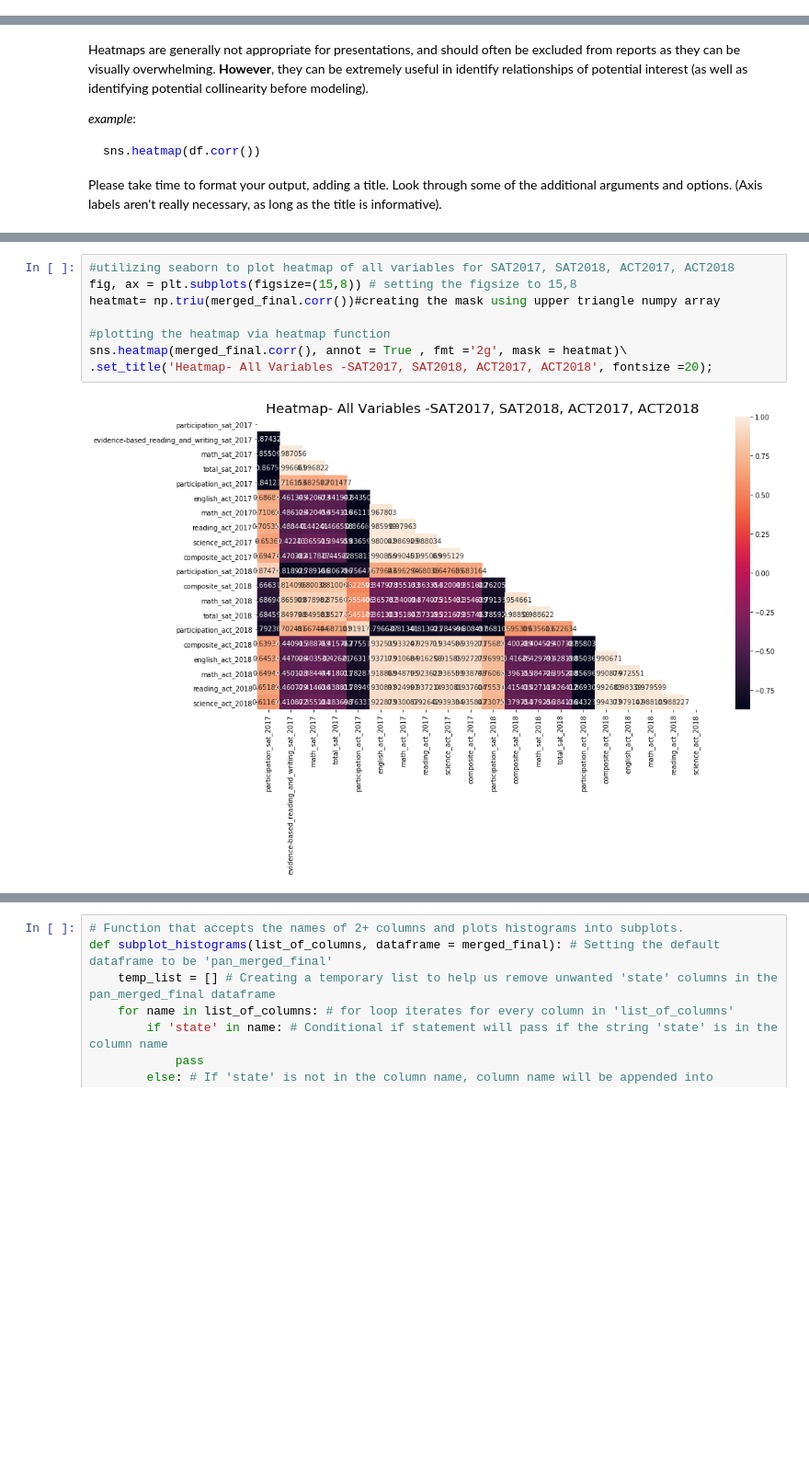
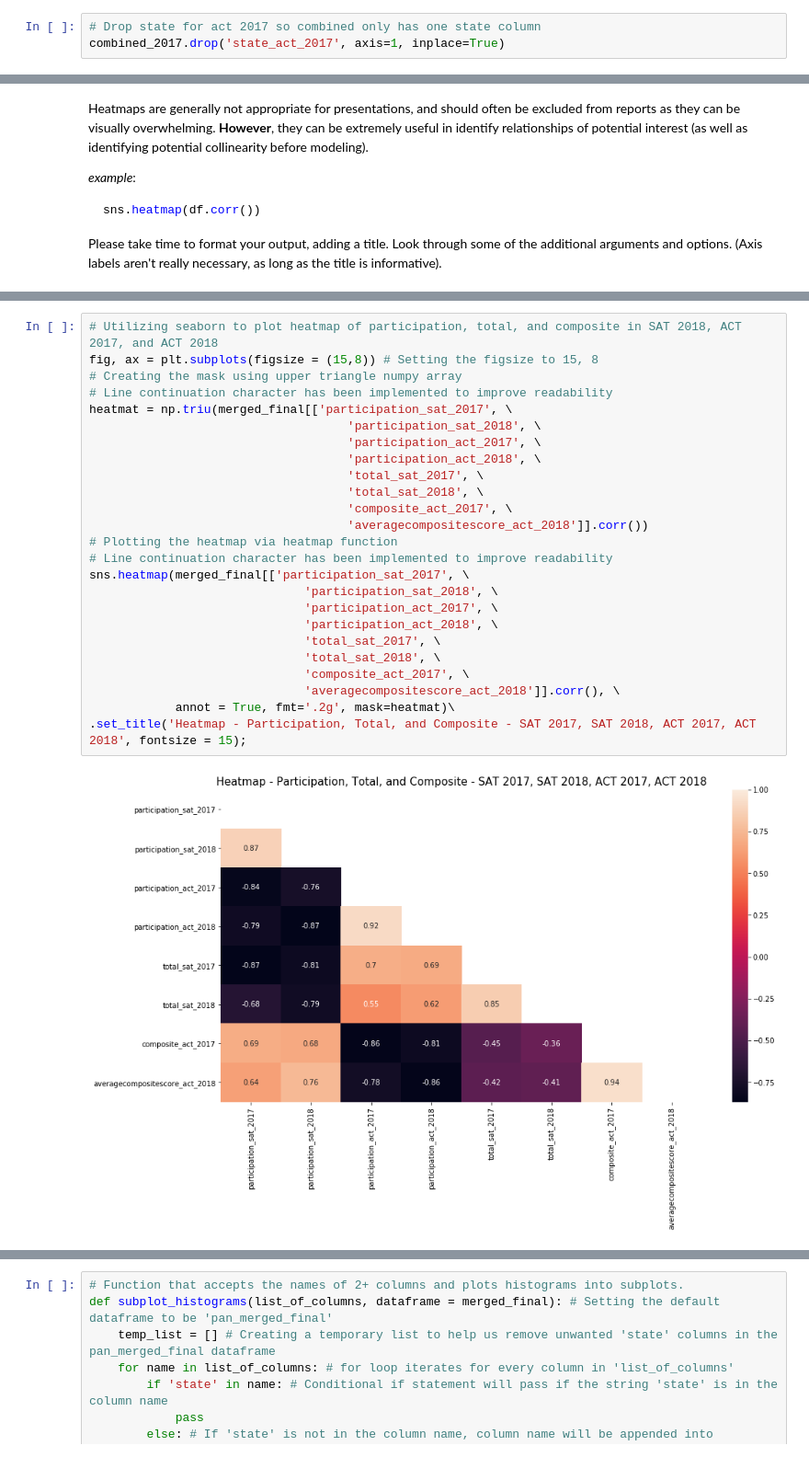
Before and after one commit to jonvadergoat/dsiprojects, a Jupyter notebook: project_1/code/starter-code_updated.ipynb, the cells around one changed output, grey strips where cells are left out. Shown at 92% size. Saved outputs shown, nothing was run; the diff lists cells and outputs as text; blank space fills up the shorter version.

```diff
--- a/project_1/code/starter-code_updated.ipynb
+++ b/project_1/code/starter-code_updated.ipynb
@@ -557,3 +577,6 @@ combined_2017.head(52)
 | 48 | West Virginia | 14.0 | 558.0 | 528.0 | 1086.0 | ... |
 | 49 | Wisconsin | 3.0 | 642.0 | 649.0 | 1291.0 | ... |
 | 50 | Wyoming | 3.0 | 626.0 | 604.0 | 1230.0 | ... |
+# %%
+# Drop state for act 2017 so combined only has one state column
+combined_2017.drop('state_act_2017', axis=1, inplace=True)
@@ -1321,10 +1419,27 @@ Please take time to format your output, adding a title. Look through some of the
 # %%
-#utilizing seaborn to plot heatmap of all variables for SAT2017, SAT2018, ACT2017, ACT2018
-fig, ax = plt.subplots(figsize=(15,8)) # setting the figsize to 15,8
-heatmat= np.triu(merged_final.corr())#creating the mask using upper triangle numpy array
-
-#plotting the heatmap via heatmap function
-sns.heatmap(merged_final.corr(), annot = True , fmt ='2g', mask = heatmat)\
-.set_title('Heatmap- All Variables -SAT2017, SAT2018, ACT2017, ACT2018', fontsize =20);
+# Utilizing seaborn to plot heatmap of participation, total, and composite in SAT 2018, ACT 2017, and ACT 2018
+fig, ax = plt.subplots(figsize = (15,8)) # Setting the figsize to 15, 8
+# Creating the mask using upper triangle numpy array
+# Line continuation character has been implemented to improve readability
+heatmat = np.triu(merged_final[['participation_sat_2017', \
+                                    'participation_sat_2018', \
+                                    'participation_act_2017', \
+                                    'participation_act_2018', \
+                                    'total_sat_2017', \
+                                    'total_sat_2018', \
+                                    'composite_act_2017', \
+                                    'averagecompositescore_act_2018']].corr())
+# Plotting the heatmap via heatmap function
+# Line continuation character has been implemented to improve readability
+sns.heatmap(merged_final[['participation_sat_2017', \
+                              'participation_sat_2018', \
+                              'participation_act_2017', \
+                              'participation_act_2018', \
+                              'total_sat_2017', \
+                              'total_sat_2018', \
+                              'composite_act_2017', \
+                              'averagecompositescore_act_2018']].corr(), \
+            annot = True, fmt='.2g', mask=heatmat)\
+.set_title('Heatmap - Participation, Total, and Composite - SAT 2017, SAT 2018, ACT 2017, ACT 2018', fontsize = 15);
 # %% [output]
-[figure, old version]
+[figure, new version]
```
Also changed, not shown: parts of 111 cells of this notebook, 2 other files.
